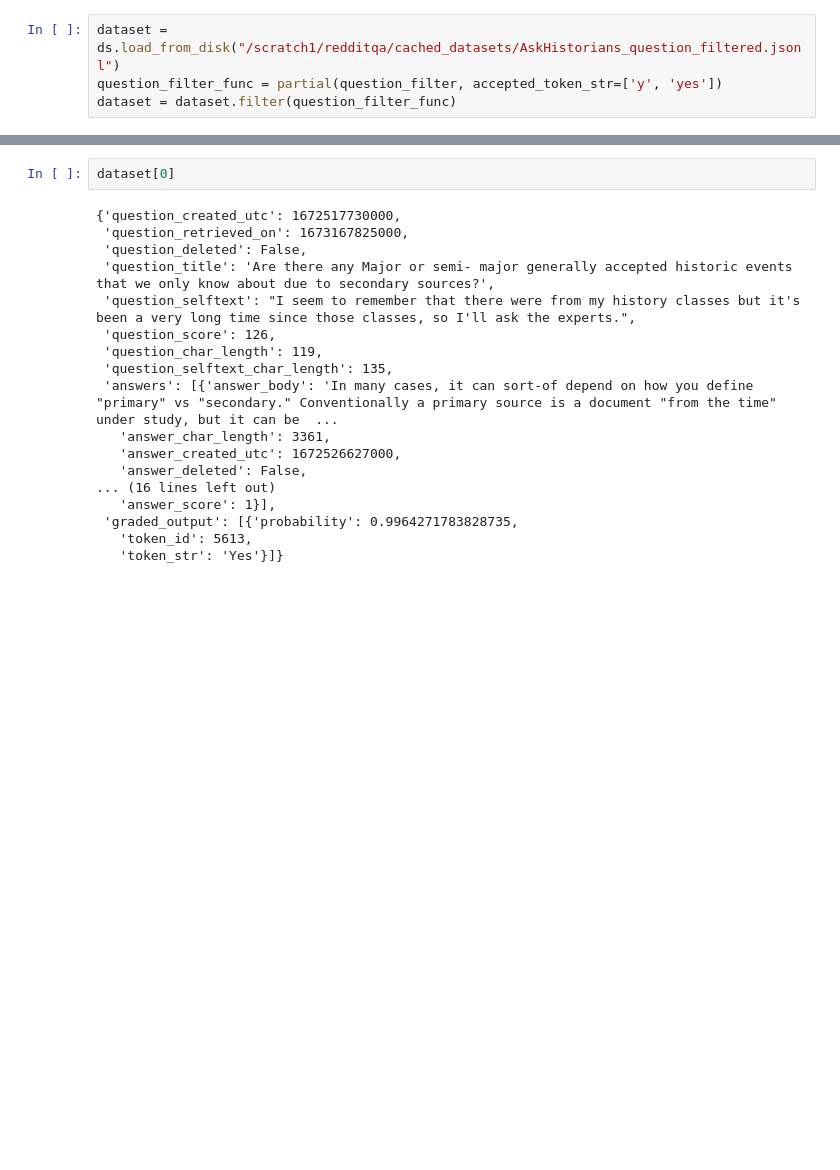
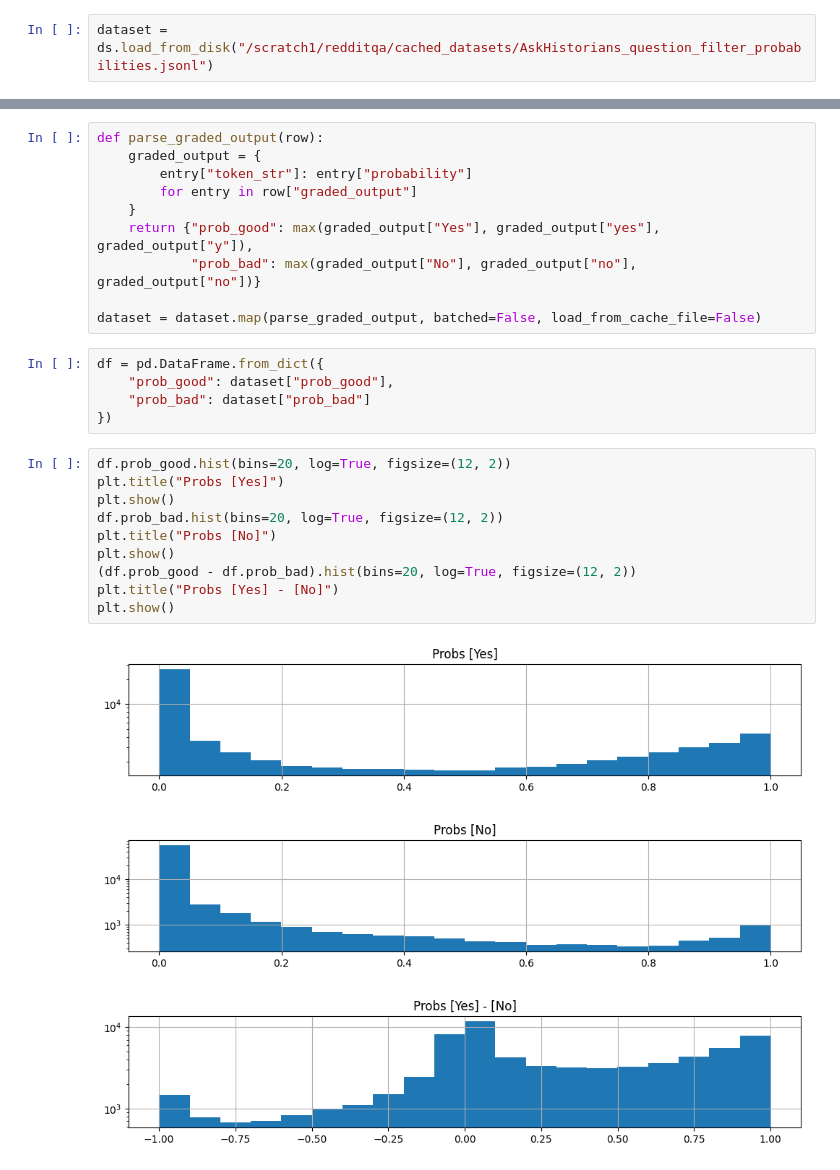
Before and after one commit to aiintelligentsystems/askhistorians-knowledge-filling, a Jupyter notebook: notebooks/inspect_smart_filter_dataset.ipynb, the cells around one changed output, grey strips where cells are left out. Saved outputs shown, nothing was run; the diff lists cells and outputs as text; blank space fills up the shorter version.

Commit message:
Add notebook to inspect smart filter dataset

```diff
--- a/notebooks/inspect_smart_filter_dataset.ipynb
+++ b/notebooks/inspect_smart_filter_dataset.ipynb
@@ -5,5 +15,3 @@ from functools import partial
 # %%
-dataset = ds.load_from_disk("/scratch1/redditqa/cached_datasets/AskHistorians_question_filtered.jsonl")
-question_filter_func = partial(question_filter, accepted_token_str=['y', 'yes'])
-dataset = dataset.filter(question_filter_func)
+dataset = ds.load_from_disk("/scratch1/redditqa/cached_datasets/AskHistorians_question_filter_probabilities.jsonl")
 # %%
@@ -16,20 +29,29 @@ Dataset({
-# %%
-dataset[0]
-# %% [output]
-{'question_created_utc': 1672517730000,
- 'question_retrieved_on': 1673167825000,
- 'question_deleted': False,
- 'question_title': 'Are there any Major or semi- major generally accepted historic events that we only know about due to secondary sources?',
- 'question_selftext': "I seem to remember that there were from my history classes but it's been a very long time since those classes, so I'll ask the experts.",
- 'question_score': 126,
- 'question_char_length': 119,
- 'question_selftext_char_length': 135,
- 'answers': [{'answer_body': 'In many cases, it can sort-of depend on how you define "primary" vs "secondary." Conventionally a primary source is a document "from the time" under study, but it can be  ...
-   'answer_char_length': 3361,
-   'answer_created_utc': 1672526627000,
-   'answer_deleted': False,
-... (16 lines left out)
-   'answer_score': 1}],
- 'graded_output': [{'probability': 0.9964271783828735,
-   'token_id': 5613,
-   'token_str': 'Yes'}]}
+# %%
+def parse_graded_output(row):
+    graded_output = {
+        entry["token_str"]: entry["probability"]
+        for entry in row["graded_output"]
+    }
+    return {"prob_good": max(graded_output["Yes"], graded_output["yes"], graded_output["y"]),
+            "prob_bad": max(graded_output["No"], graded_output["no"], graded_output["no"])}
+
+dataset = dataset.map(parse_graded_output, batched=False, load_from_cache_file=False)
+# %%
+df = pd.DataFrame.from_dict({
+    "prob_good": dataset["prob_good"],
+    "prob_bad": dataset["prob_bad"]
+})
+# %%
+df.prob_good.hist(bins=20, log=True, figsize=(12, 2))
+plt.title("Probs [Yes]")
+plt.show()
+df.prob_bad.hist(bins=20, log=True, figsize=(12, 2))
+plt.title("Probs [No]")
+plt.show()
+(df.prob_good - df.prob_bad).hist(bins=20, log=True, figsize=(12, 2))
+plt.title("Probs [Yes] - [No]")
+plt.show()
+# %% [output]
+[figure, added]
+[figure, added]
+[figure, added]
```
Also changed, not shown: parts of 7 cells of this notebook.
